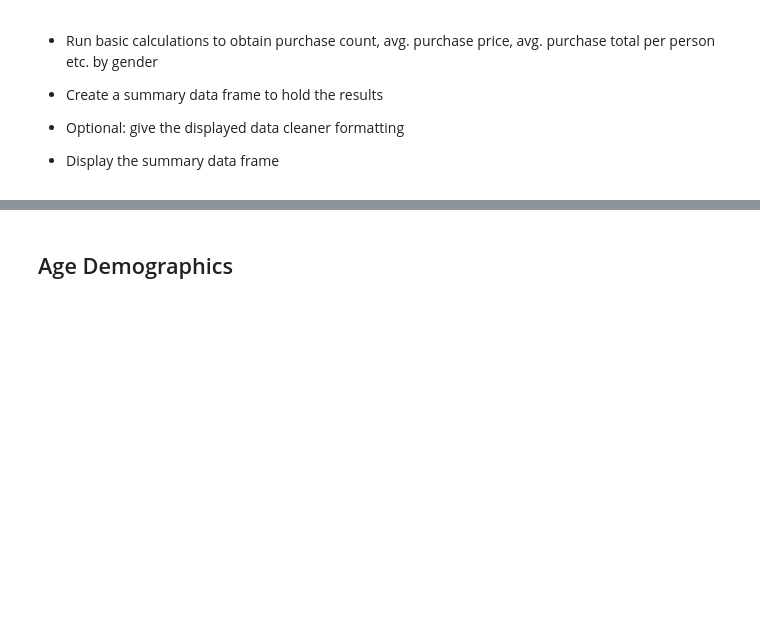
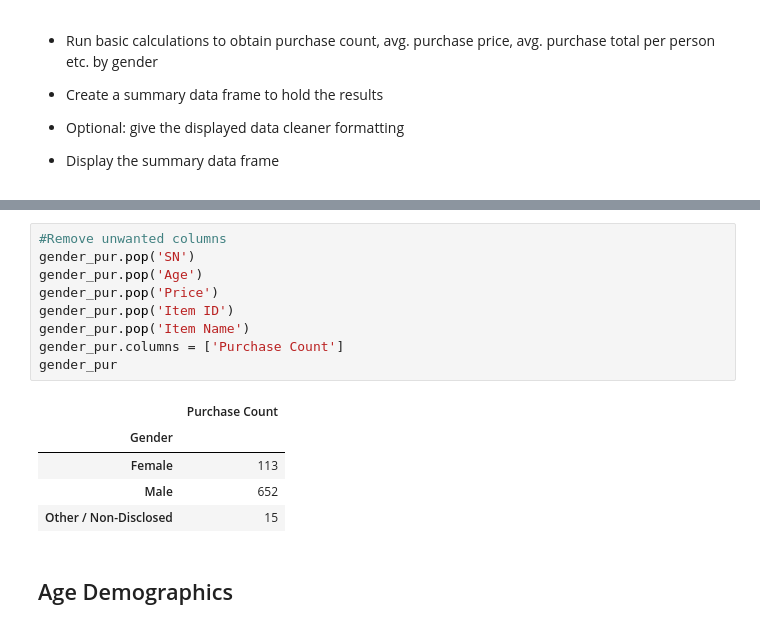
Before and after one commit to d-jenkins/pandas-challenge, a Jupyter notebook: HeroesOfPymoli/HeroesOfPymoli_final.ipynb, the cells around one changed output, grey strips where cells are left out. Drawn from its saved outputs; the diff is of its cells as text; blank space fills up the shorter version.

```diff
--- a/HeroesOfPymoli/HeroesOfPymoli_final.ipynb
+++ b/HeroesOfPymoli/HeroesOfPymoli_final.ipynb
@@ -192,3 +192,18 @@ gender_pruchase
+# %%
+#Remove unwanted columns
+gender_pur.pop('SN')
+gender_pur.pop('Age')
+gender_pur.pop('Price')
+gender_pur.pop('Item ID')
+gender_pur.pop('Item Name')
+gender_pur.columns = ['Purchase Count']
+gender_pur
+# %% [output]
+|  | Purchase Count |
+| Gender |  |
+| Female | 113 |
+| Male | 652 |
+| Other / Non-Disclosed | 15 |
 # %% [markdown]
 ## Age Demographics
 # %% [markdown]
```
Also changed, not shown: parts of 11 cells of this notebook.
